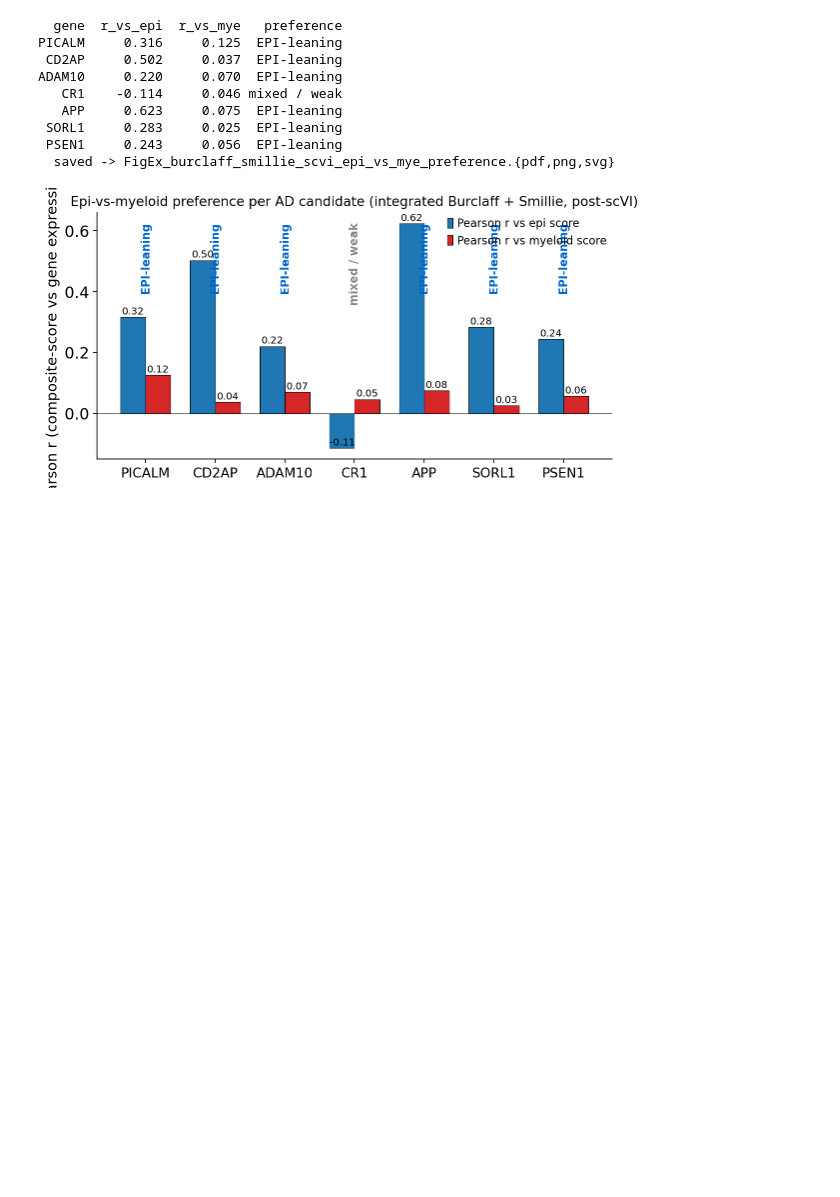
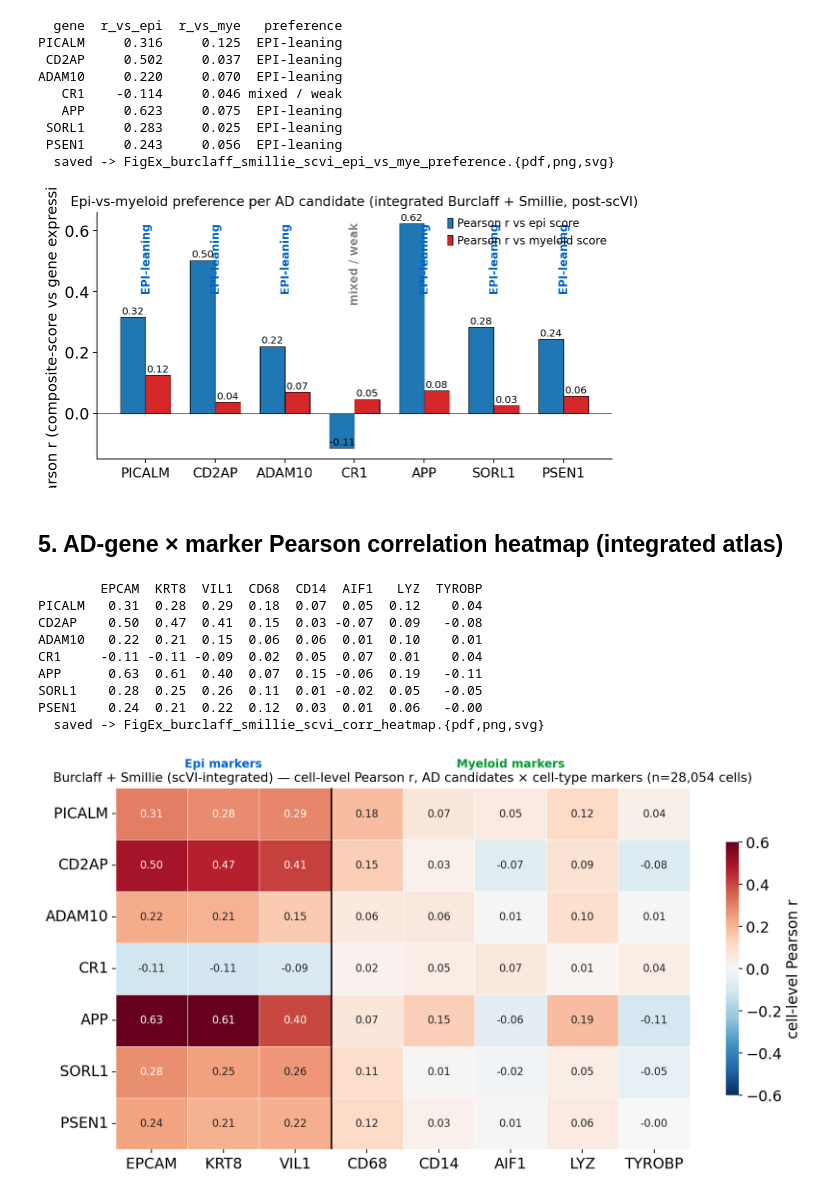
Before and after one commit to Starlitnightly/omicos-task-mouse-spatial, a Jupyter notebook: notebooks/paper_figure_exsupp.ipynb, the cells around one changed output. Cells and saved outputs as stored; diff of their text form; code cells hidden in the pictures; blank space fills up the shorter version.

```diff
--- a/notebooks/paper_figure_exsupp.ipynb
+++ b/notebooks/paper_figure_exsupp.ipynb
@@ -373,3 +373,60 @@ ADAM10     0.220     0.070  EPI-leaning
  PSEN1     0.243     0.056  EPI-leaning
   saved -> FigEx_burclaff_smillie_scvi_epi_vs_mye_preference.{pdf,png,svg}
 [figure]
+# %% [markdown]
+## 5. AD-gene × marker Pearson correlation heatmap (integrated atlas)
+# %%
+# Per-AD-gene × per-marker Pearson r on the scVI-integrated cells.
+# This is the per-cell, single-marker view of the epi/mye preference summary
+# in section 4 — useful when reviewers want the raw correlation matrix, not
+# composite scores.
+import seaborn as sns
+
+# Pull cell-level expression from .X (log-norm)
+import numpy as np
+X = merged.X.toarray() if sparse.issparse(merged.X) else np.asarray(merged.X)
+var = list(merged.var_names)
+
+ad_present  = [g for g in AD  if g in var]
+epi_present = [g for g in EPI if g in var]
+mye_present = [g for g in MYE if g in var]
+markers_all = epi_present + mye_present
+
+corr = np.zeros((len(ad_present), len(markers_all)))
+for i, ag in enumerate(ad_present):
+    av = X[:, var.index(ag)]
+    for j, mg in enumerate(markers_all):
+        mv = X[:, var.index(mg)]
+        corr[i, j] = stats.pearsonr(av, mv)[0] if av.std() and mv.std() else np.nan
+corr_df = pd.DataFrame(corr, index=ad_present, columns=markers_all)
+corr_df.to_csv(f'{RES}/scvi_AD_x_marker_corr.csv')
+print(corr_df.round(2).to_string())
+
+fig, ax = plt.subplots(figsize=(1.1*len(markers_all) + 2, 0.55*len(ad_present) + 2))
+sns.heatmap(corr_df, cmap='RdBu_r', center=0, vmin=-0.6, vmax=0.6,
+            annot=True, fmt='.2f', annot_kws={'size': TICK_FS-2},
+            cbar_kws={'label':'cell-level Pearson r', 'shrink': 0.7},
+            linewidths=0.4, linecolor='white', ax=ax)
+ax.axvline(len(epi_present), color='black', lw=1.5)
+ax.text(len(epi_present)/2, -0.4, 'Epi markers', ha='center',
+        fontsize=TICK_FS-1, color='#0066cc', fontweight='bold')
+ax.text(len(epi_present)+len(mye_present)/2, -0.4, 'Myeloid markers',
+        ha='center', fontsize=TICK_FS-1, color='#009933', fontweight='bold')
+ax.set_title(f'Burclaff + Smillie (scVI-integrated) — '
+             f'cell-level Pearson r, AD candidates × cell-type markers '
+             f'(n={merged.n_obs:,} cells)', fontsize=TITLE_FS-1)
+ax.set_xlabel(''); ax.set_ylabel('')
+plt.tight_layout()
+save_panel(fig, 'FigEx_burclaff_smillie_scvi_corr_heatmap')
+plt.show()
+# %% [output]
+        EPCAM  KRT8  VIL1  CD68  CD14  AIF1   LYZ  TYROBP
+PICALM   0.31  0.28  0.29  0.18  0.07  0.05  0.12    0.04
+CD2AP    0.50  0.47  0.41  0.15  0.03 -0.07  0.09   -0.08
+ADAM10   0.22  0.21  0.15  0.06  0.06  0.01  0.10    0.01
+CR1     -0.11 -0.11 -0.09  0.02  0.05  0.07  0.01    0.04
+APP      0.63  0.61  0.40  0.07  0.15 -0.06  0.19   -0.11
+SORL1    0.28  0.25  0.26  0.11  0.01 -0.02  0.05   -0.05
+PSEN1    0.24  0.21  0.22  0.12  0.03  0.01  0.06   -0.00
+  saved -> FigEx_burclaff_smillie_scvi_corr_heatmap.{pdf,png,svg}
+[figure, added]
```
Also changed, not shown: parts of 6 cells of this notebook, 5 other files.
